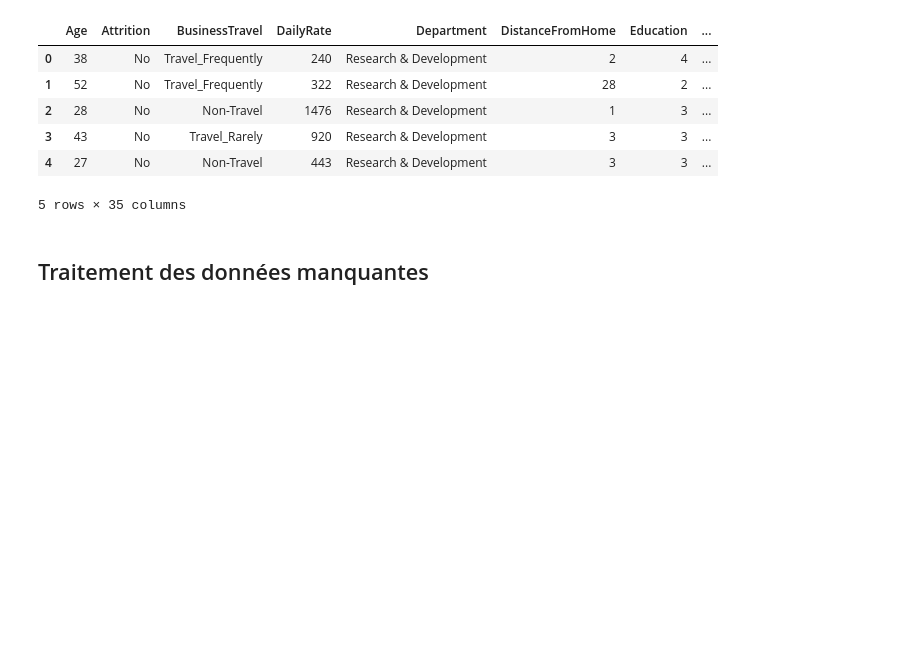
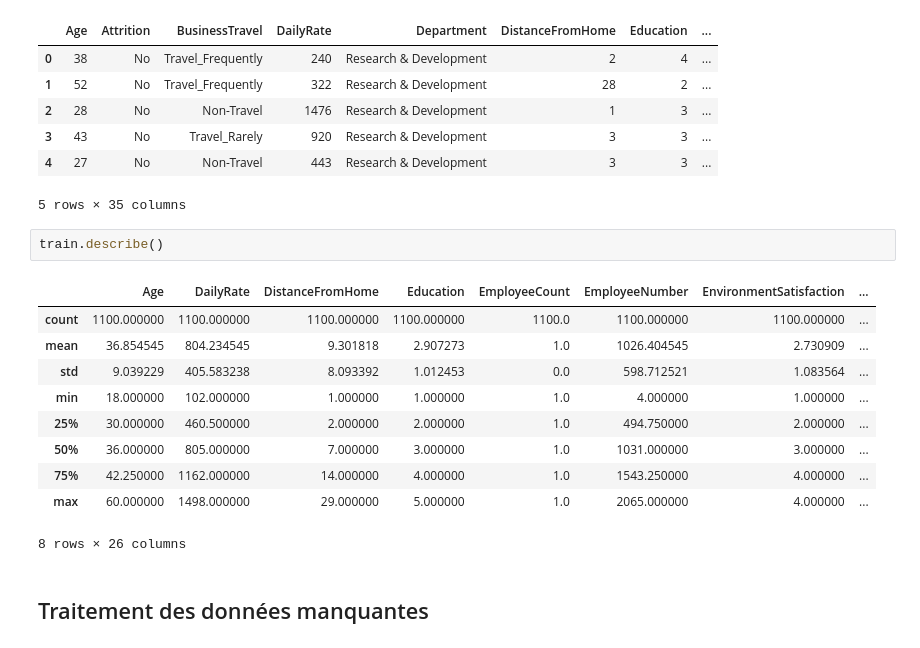
Before and after one commit to Gio-Mgm/turn-over, a Jupyter notebook: notebooks/data_analysis.ipynb, the cells around one changed output. Cells and saved outputs as stored; diff of their text form; blank space fills up the shorter version.

```diff
--- a/notebooks/data_analysis.ipynb
+++ b/notebooks/data_analysis.ipynb
@@ -37,6 +37,19 @@ train.head()
 | 3 | 43 | No | Travel_Rarely | 920 | Research & Development | 3 | 3 | ... |
 | 4 | 27 | No | Non-Travel | 443 | Research & Development | 3 | 3 | ... |
 5 rows × 35 columns
+# %%
+train.describe()
+# %% [output]
+|  | Age | DailyRate | DistanceFromHome | Education | EmployeeCount | EmployeeNumber | EnvironmentSatisfaction | ... |
+| count | 1100.000000 | 1100.000000 | 1100.000000 | 1100.000000 | 1100.0 | 1100.000000 | 1100.000000 | ... |
+| mean | 36.854545 | 804.234545 | 9.301818 | 2.907273 | 1.0 | 1026.404545 | 2.730909 | ... |
+| std | 9.039229 | 405.583238 | 8.093392 | 1.012453 | 0.0 | 598.712521 | 1.083564 | ... |
+| min | 18.000000 | 102.000000 | 1.000000 | 1.000000 | 1.0 | 4.000000 | 1.000000 | ... |
+| 25% | 30.000000 | 460.500000 | 2.000000 | 2.000000 | 1.0 | 494.750000 | 2.000000 | ... |
+| 50% | 36.000000 | 805.000000 | 7.000000 | 3.000000 | 1.0 | 1031.000000 | 3.000000 | ... |
+| 75% | 42.250000 | 1162.000000 | 14.000000 | 4.000000 | 1.0 | 1543.250000 | 4.000000 | ... |
+| max | 60.000000 | 1498.000000 | 29.000000 | 5.000000 | 1.0 | 2065.000000 | 4.000000 | ... |
+8 rows × 26 columns
 # %% [markdown]
 ## Traitement des données manquantes
 # %%
```
Also changed, not shown: parts of 2 cells of this notebook, 1 other file.
